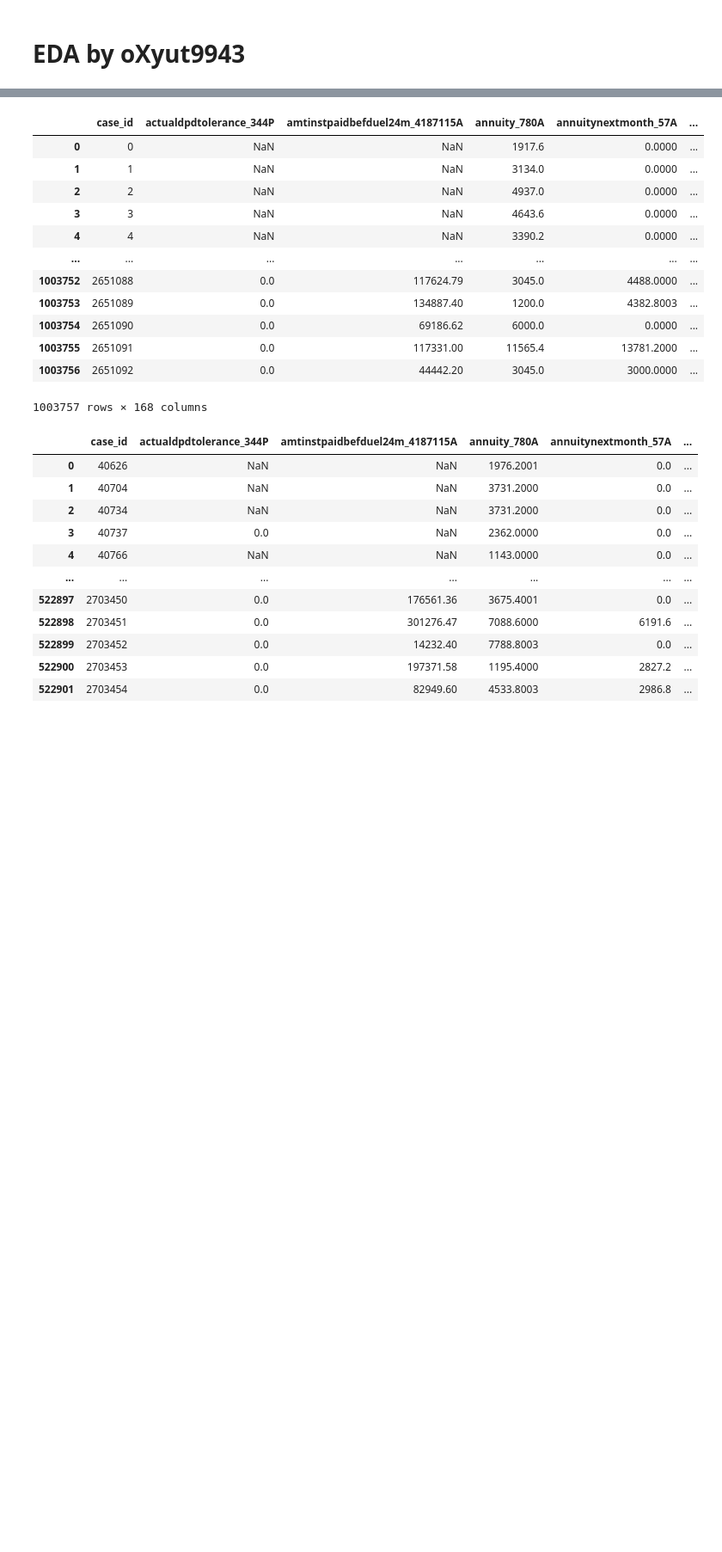
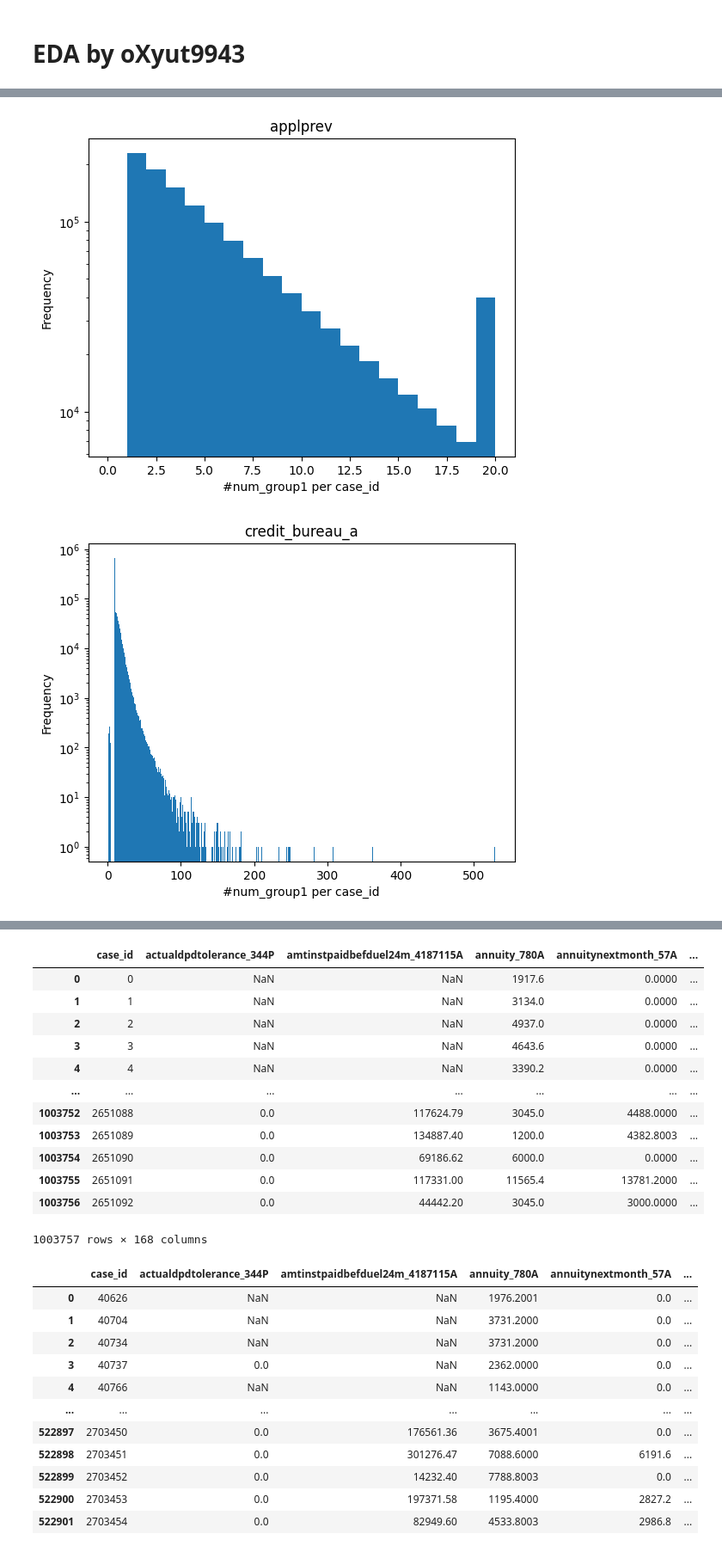
Before and after one commit to oXyut/home-credit-competition, a Jupyter notebook: src/notebooks/oXyut9943-eda-d2.ipynb, the cells around one changed output, grey strips where cells are left out. Shown at 86% size. Saved outputs shown, nothing was run; the diff lists cells and outputs as text; code cells hidden in the pictures; blank space fills up the shorter version.

```diff
--- a/src/notebooks/suzukiy-eda.ipynb
+++ b/src/notebooks/oXyut9943-eda-d2.ipynb
@@ -14,17 +18,0 @@ from ydata_profiling import ProfileReport
-# %%
-train_files = glob('../../data/inputs/csv_files/train/*.csv')
-train_files.sort()
-dict_train_files_depth = {'0': [], '1': [], '2': [], 'base': []}
-for i, f in enumerate(train_files):
-    file_name = os.path.basename(f)
-    pattern = re.compile(r'train_[a-z_]+(\d+).*\.csv')
-    match = pattern.match(file_name)
-    if match is None:
-        dict_train_files_depth['base'].append(f)
-    else:
-        depth = match.group(1)
-        dict_train_files_depth[depth].append(f)
-
-for k in dict_train_files_depth:
-    for f in dict_train_files_depth[k]:
-        print(k, os.path.basename(f))
@@ -112,0 +60,9 @@ array([[<Axes: title={'center': 'case_id'}>,
+# %%
+dict_tabels_use = {
+    0: [],
+    1: [],
+    2: list(dict_tables_all[2].keys()),
+}
+category_columns_use = ['P', 'M', 'A', 'D']
+
+pprint(dict_tabels_use)
@@ -112,0 +71,3 @@ array([[<Axes: title={'center': 'case_id'}>,
+# %%
+df_merger = data.DataFrameMerger(dict_tables_all, dict_tabels_use, category_columns_use, dir_path)
+df_base, dict_df = df_merger.load_concat(mode='train')
@@ -112,0 +76,4 @@ array([[<Axes: title={'center': 'case_id'}>,
+# %%
+for k in dict_df[1].keys():
+    print(k)
+    display(dict_df[1][k])
@@ -112,0 +138,14 @@ array([[<Axes: title={'center': 'case_id'}>,
+# %%
+for k in dict_df[1].keys():
+    max_ = dict_df[1][k].groupby('case_id')['num_group1'].size().max()
+    dict_df[1][k].groupby('case_id')['num_group1'].size().plot(
+        kind='hist',
+        title=k,
+        bins=np.linspace(0, max_, max_+1),
+        logy=True,
+        xlabel='#num_group1 per case_id',
+    )
+    plt.show()
+# %% [output]
+[figure, added]
+[figure, added]
```
Also changed, not shown: parts of 16 cells of this notebook, 8 other files.
